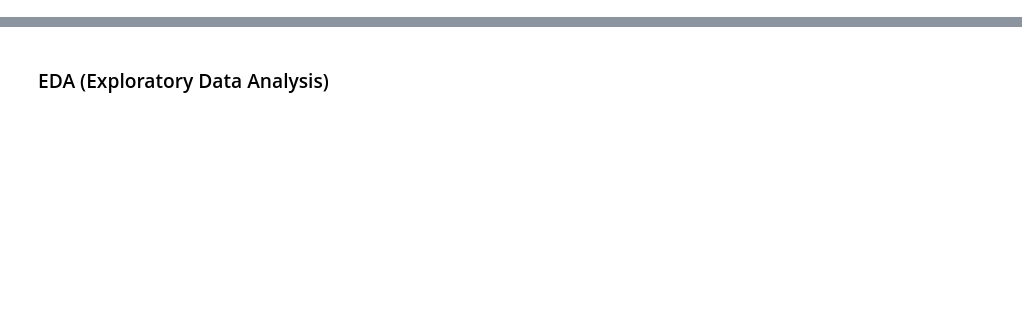
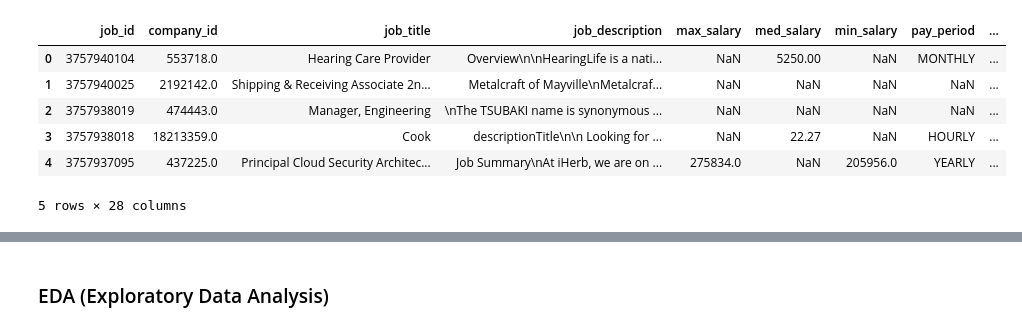
Before and after one commit to Z-Source-Code/Resume-Screener, a Jupyter notebook: notebooks/Data Analysis_v2.ipynb, the cells around one changed output, grey strips where cells are left out. Drawn from its saved outputs; the diff is of its cells as text; code cells hidden in the pictures; blank space fills up the shorter version.

```diff
--- a/notebooks/Data Analysis_v2.ipynb
+++ b/notebooks/Data Analysis_v2.ipynb
@@ -39,0 +3,3 @@ df = df[['Job Title','Job Description','City','State','Country','Company Name']]
+# %%
+df_job_postings =pd.read_csv('../data/li_job_posting/job_postings.csv')
+df_company_details = pd.read_csv('../data/li_job_posting/company_details/companies.csv')
@@ -39,0 +26,11 @@ df = df[['Job Title','Job Description','City','State','Country','Company Name']]
+# %%
+df_job_postings = df_job_postings.rename(columns={'title': 'job_title', 'description': 'job_description'})
+df_job_postings.head()
+# %% [output]
+|  | job_id | company_id | job_title | job_description | max_salary | med_salary | min_salary | pay_period | ... |
+| 0 | 3757940104 | 553718.0 | Hearing Care Provider | Overview\n\nHearingLife is a nati... | NaN | 5250.00 | NaN | MONTHLY | ... |
+| 1 | 3757940025 | 2192142.0 | Shipping & Receiving Associate 2n... | Metalcraft of Mayville\nMetalcraf... | NaN | NaN | NaN | NaN | ... |
+| 2 | 3757938019 | 474443.0 | Manager, Engineering | \nThe TSUBAKI name is synonymous ... | NaN | NaN | NaN | NaN | ... |
+| 3 | 3757938018 | 18213359.0 | Cook | descriptionTitle\n\n Looking for ... | NaN | 22.27 | NaN | HOURLY | ... |
+| 4 | 3757937095 | 437225.0 | Principal Cloud Security Architec... | Job Summary\nAt iHerb, we are on ... | 275834.0 | NaN | 205956.0 | YEARLY | ... |
+5 rows × 28 columns
```
Also changed, not shown: parts of 110 cells of this notebook, 2 other files.
